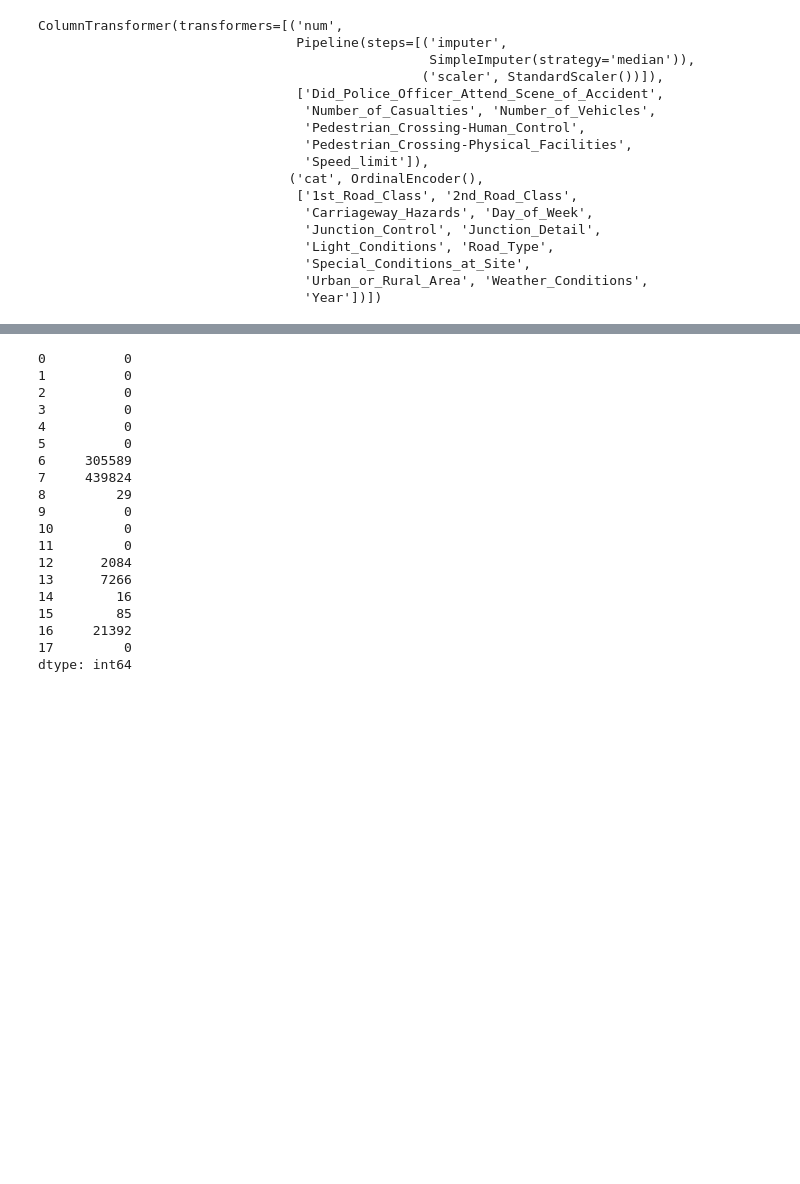
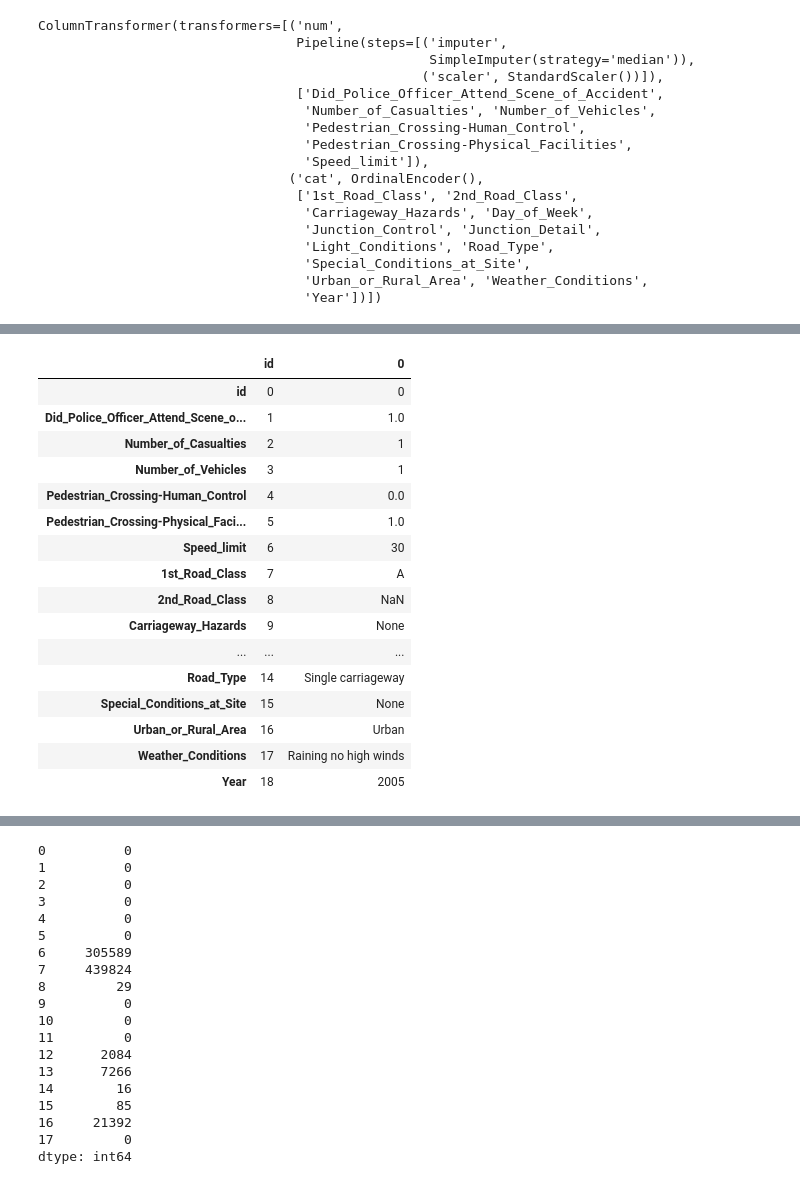
Before and after one commit to kmedri/Omdena_Predicting_RTC_Severity, a Jupyter notebook: PreProcessing/preprocessing_pipeline2.ipynb, the cells around one changed output, grey strips where cells are left out. Drawn from its saved outputs; the diff is of its cells as text; code cells hidden in the pictures; blank space fills up the shorter version.

```diff
--- a/PreProcessing/preprocessing_pipeline2.ipynb
+++ b/PreProcessing/preprocessing_pipeline2.ipynb
@@ -121,0 +162,2 @@ df2 = pd.DataFrame(Y)
+# %%
+df3 = df1[:1]
@@ -121,0 +189,26 @@ df2 = pd.DataFrame(Y)
+# %%
+df3.insert(0, 'id', range(0, 0 + len(df3)))
+# %%
+df3 = df3.T
+# %%
+df3.insert(0, 'id', range(0, 0 + len(df3)))
+# %%
+df3
+# %% [output]
+|  | id | 0 |
+| id | 0 | 0 |
+| Did_Police_Officer_Attend_Scene_o... | 1 | 1.0 |
+| Number_of_Casualties | 2 | 1 |
+| Number_of_Vehicles | 3 | 1 |
+| Pedestrian_Crossing-Human_Control | 4 | 0.0 |
+| Pedestrian_Crossing-Physical_Faci... | 5 | 1.0 |
+| Speed_limit | 6 | 30 |
+| 1st_Road_Class | 7 | A |
+| 2nd_Road_Class | 8 | NaN |
+| Carriageway_Hazards | 9 | None |
+| ... | ... | ... |
+| Road_Type | 14 | Single carriageway |
+| Special_Conditions_at_Site | 15 | None |
+| Urban_or_Rural_Area | 16 | Urban |
+| Weather_Conditions | 17 | Raining no high winds |
+| Year | 18 | 2005 |
```
Also changed, not shown: parts of 13 cells of this notebook, 3 other files.
